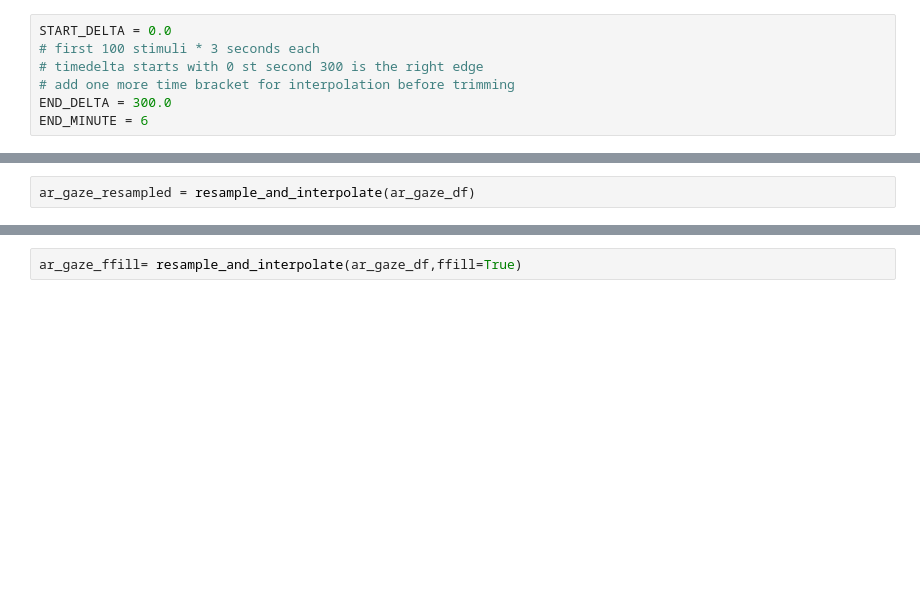
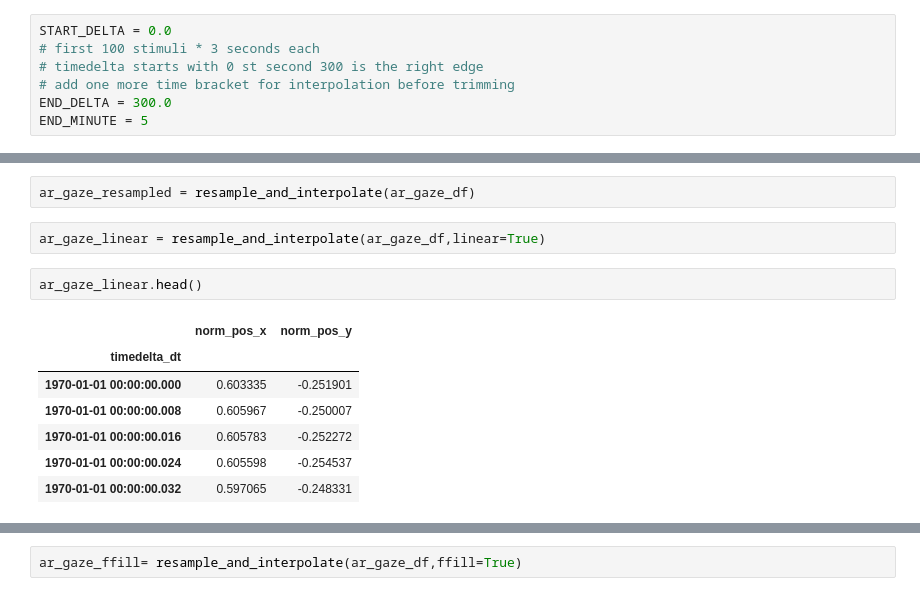
Before and after one commit to ren-e1011/driftmi, a Jupyter notebook: MINEBox.ipynb, the cells around one changed output, grey strips where cells are left out. Saved outputs shown, nothing was run; the diff lists cells and outputs as text; blank space fills up the shorter version.

```diff
--- a/MINEBox.ipynb
+++ b/MINEBox.ipynb
@@ -51,4 +55,4 @@ START_DELTA = 0.0
 # timedelta starts with 0 st second 300 is the right edge
 # add one more time bracket for interpolation before trimming
 END_DELTA = 300.0
-END_MINUTE = 6
+END_MINUTE = 5
@@ -342,3 +404,15 @@ Resample method story
 --------------------
 # %%
 ar_gaze_resampled = resample_and_interpolate(ar_gaze_df)
+# %%
+ar_gaze_linear = resample_and_interpolate(ar_gaze_df,linear=True)
+# %%
+ar_gaze_linear.head()
+# %% [output]
+|  | norm_pos_x | norm_pos_y |
+| timedelta_dt |  |  |
+| 1970-01-01 00:00:00.000 | 0.603335 | -0.251901 |
+| 1970-01-01 00:00:00.008 | 0.605967 | -0.250007 |
+| 1970-01-01 00:00:00.016 | 0.605783 | -0.252272 |
+| 1970-01-01 00:00:00.024 | 0.605598 | -0.254537 |
+| 1970-01-01 00:00:00.032 | 0.597065 | -0.248331 |
```
Also changed, not shown: parts of 43 cells of this notebook.
